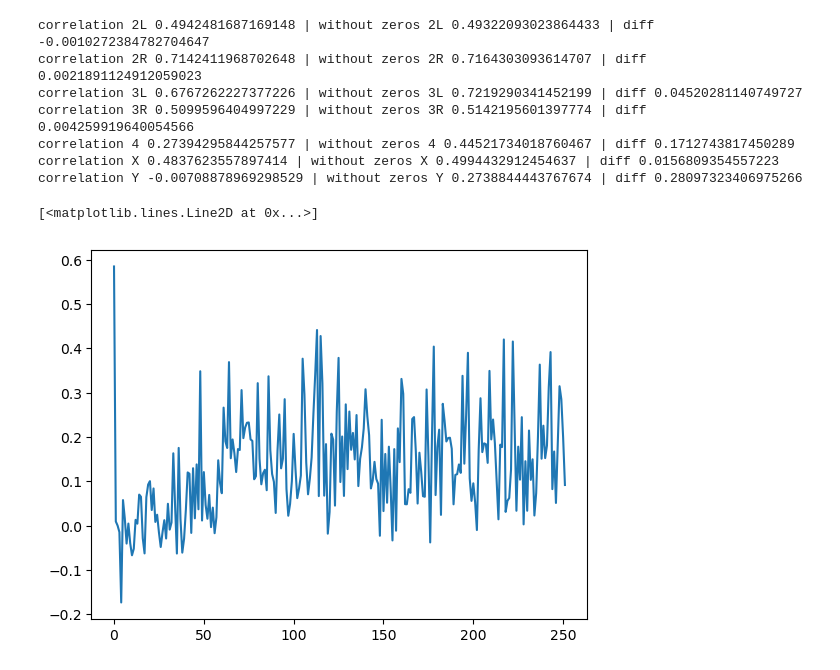
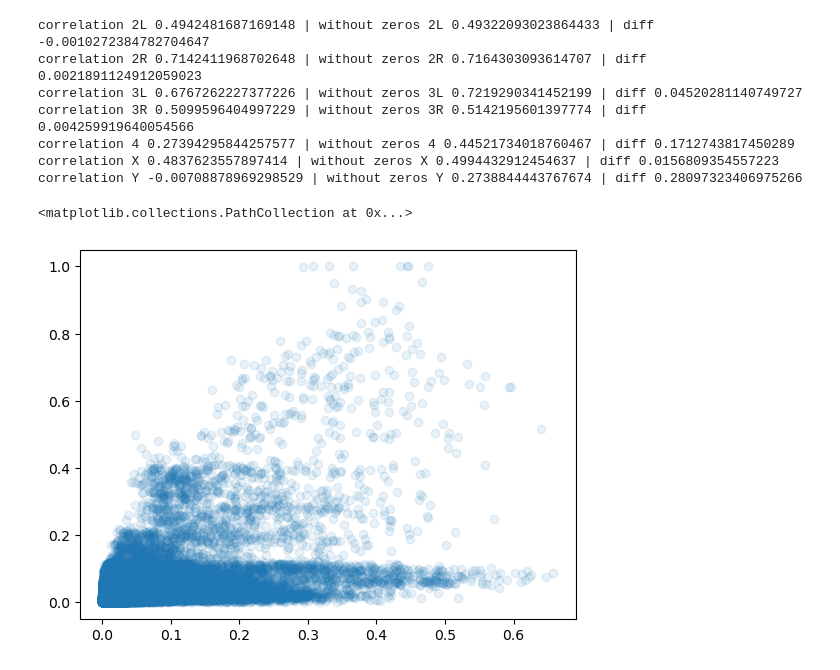
Before and after one commit to floriantilliet/mnhn_internship, a Jupyter notebook: projet2.ipynb, the cells around one changed output. Cells and saved outputs as stored; diff of their text form; code cells hidden in the pictures.

```diff
--- a/projet2.ipynb
+++ b/projet2.ipynb
@@ -1126,9 +1056,12 @@ correlation X 0.4837623557897414 | without zeros X 0.4994432912454637 | diff 0.0
 correlation Y -0.00708878969298529 | without zeros Y 0.2738844443767674 | diff 0.28097323406975266
 # %%
 corrs=[]
-for i in range(1000,len(Y_2R)-100001,100000):
-    corrs.append((np.corrcoef(Y_2R[i:i+100000],pred2R[i:i+100000].ravel())[0][1]))
-plt.plot(corrs)
+start = 300_000
+stop=start+100_000
+for i in range(start,stop):
+    corrs.append((np.corrcoef(Y_2R[1000+i:i+2000],pred2R[i:i+1000].ravel())[0][1]))
+plt.scatter(pred2R[start:stop],Y_2R[start+1000:stop+1000],alpha=0.1)
+# plt.plot(Y_2R[start:stop],alpha=0.5)
 # %% [output]
-[<matplotlib.lines.Line2D at 0x...>]
+<matplotlib.collections.PathCollection at 0x...>
-[figure, old version]
+[figure, new version]
```
Also changed, not shown: parts of 39 cells of this notebook, 4 other files.
